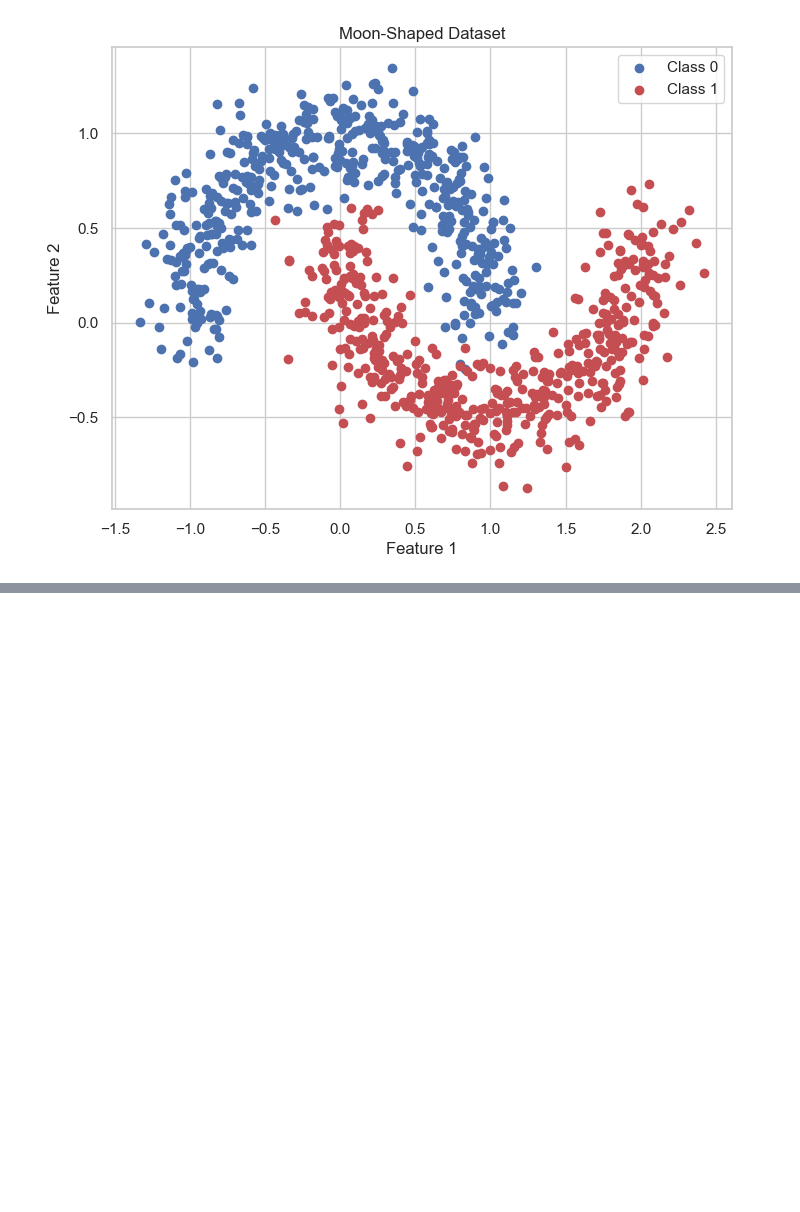
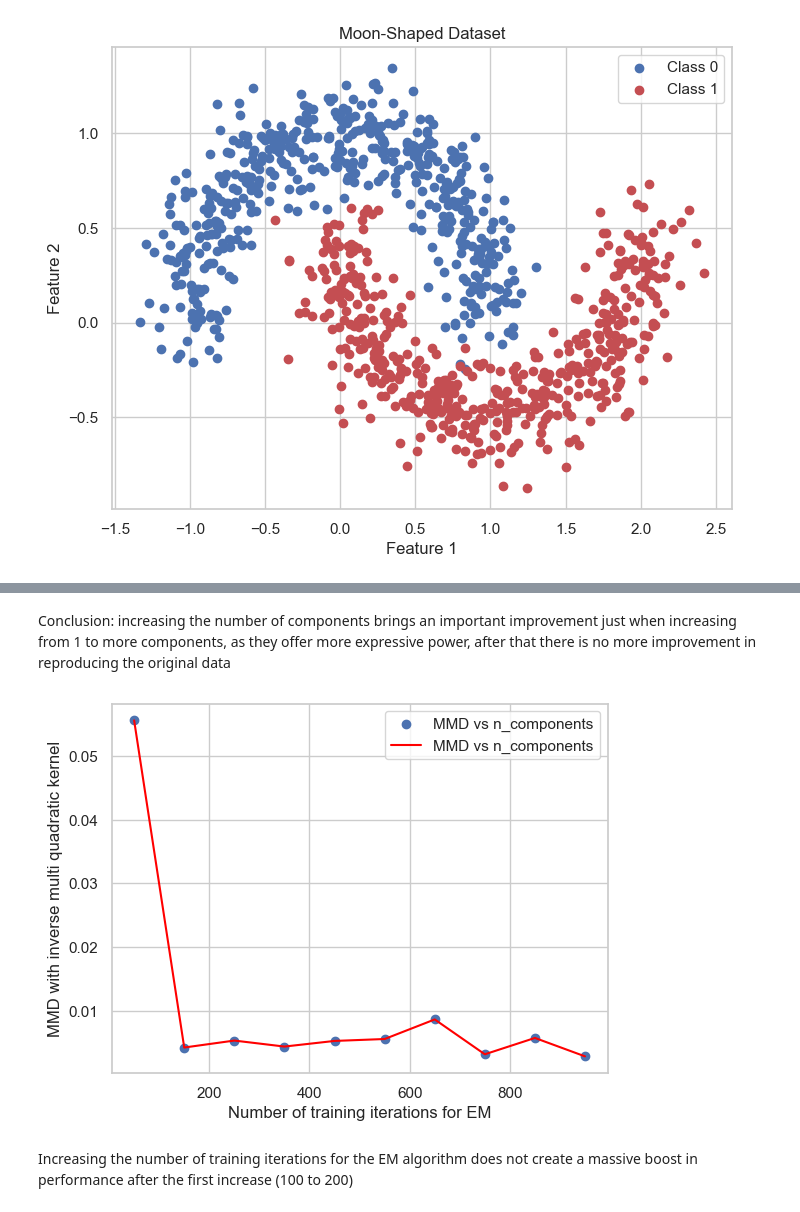
Before and after one commit to PrioteasaAndrei/GAN-Assigment-1, a Jupyter notebook: src/part1/gaussian.ipynb, the cells around one changed output, grey strips where cells are left out. Drawn from its saved outputs; the diff is of its cells as text; code cells hidden in the pictures; blank space fills up the shorter version.

```diff
--- a/src/part1/gaussian.ipynb
+++ b/src/part1/gaussian.ipynb
@@ -69,0 +105,18 @@ MMD result of X and Y is 0.060326479375362396
+# %% [markdown]
+Conclusion: increasing the number of components brings an important improvement just when increasing from 1 to more components, as they offer more expressive power, after that there is no more improvement in reproducing the original data
+# %%
+# Create a scatter plot
+plt.scatter([x[0] for x in MMD_inverse_kernel_iterations], [x[1] for x in MMD_inverse_kernel_iterations], label="MMD vs n_components")
+plt.plot([x[0] for x in MMD_inverse_kernel_iterations], [x[1] for x in MMD_inverse_kernel_iterations], label="MMD vs n_components",color='red')
+
+# Add labels and a legend
+plt.xlabel("Number of training iterations for EM")
+plt.ylabel("MMD with inverse multi quadratic kernel")
+plt.legend()
+
+# Display the plot
+plt.show()
+# %% [output]
+[figure, added]
+# %% [markdown]
+Increasing the number of training iterations for the EM algorithm does not create a massive boost in performance after the first increase (100 to 200)
```
Also changed, not shown: parts of 13 cells of this notebook, 1 other file.
